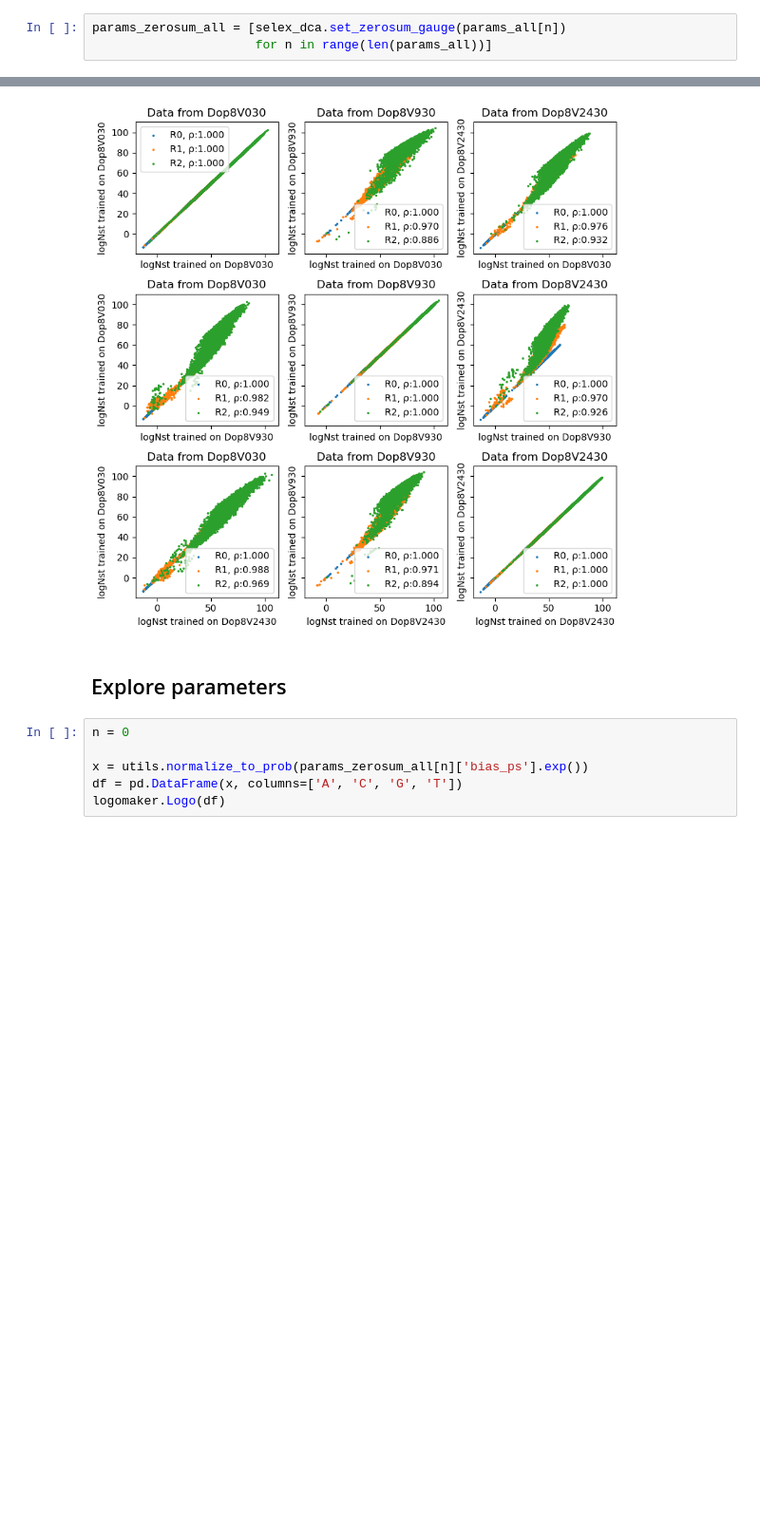
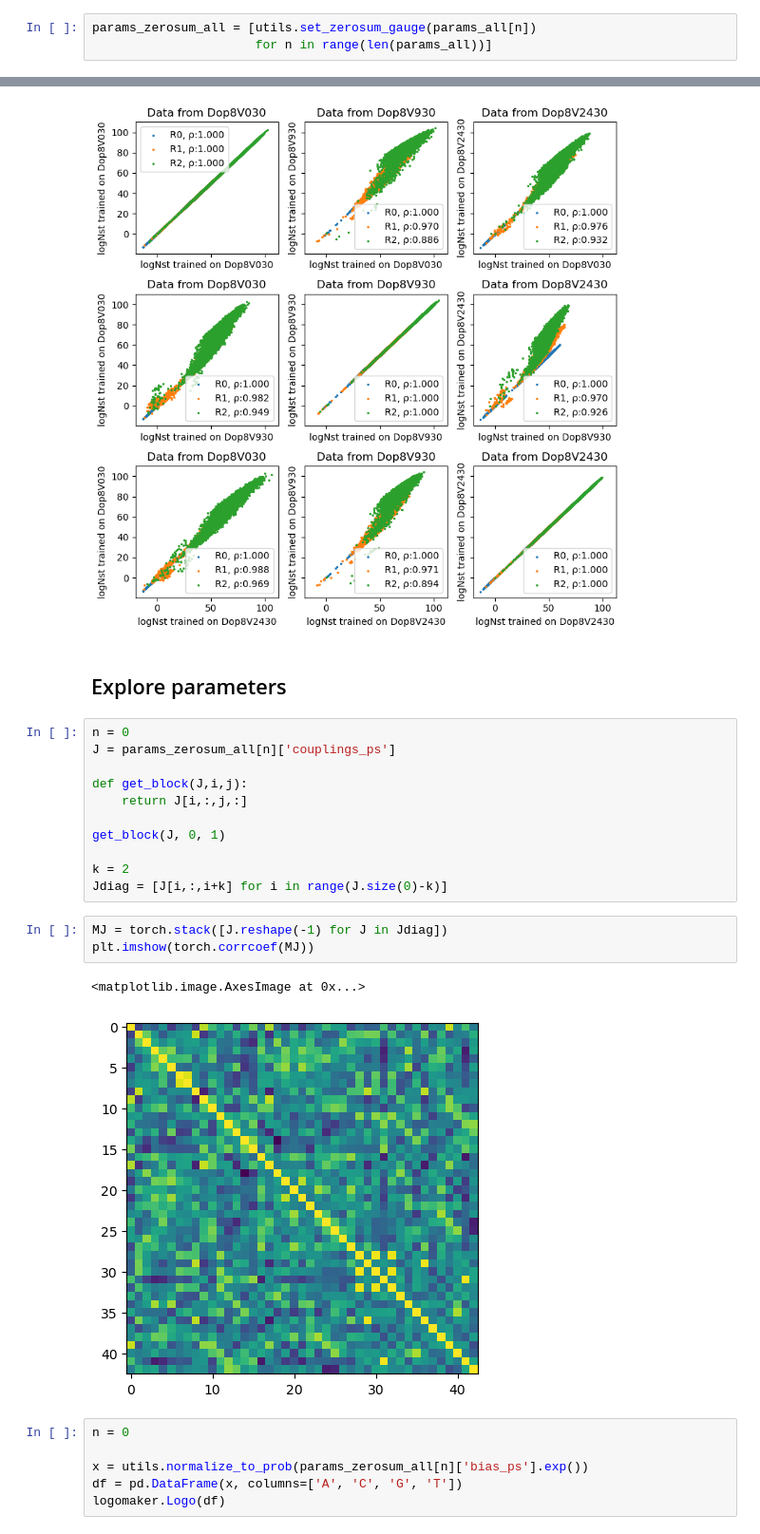
Before and after one commit to stecrotti/Aptamer2025py, a Jupyter notebook: experiments/all_datasets_light.ipynb, the cells around one changed output, grey strips where cells are left out. Shown at 95% size. Cells and saved outputs as stored; diff of their text form; blank space fills up the shorter version.

```diff
--- a/experiments/all_datasets_light.ipynb
+++ b/experiments/all_datasets_light.ipynb
@@ -47,7 +47,7 @@ round_ids = round_ids_all[0]
 ts = range(len(round_ids))
 ns = range(len(experiment_ids))
 # %%
-params_zerosum_all = [selex_dca.set_zerosum_gauge(params_all[n])
+params_zerosum_all = [utils.set_zerosum_gauge(params_all[n])
                       for n in range(len(params_all))]
 # %%
 pl, axes = plt.subplots(2, 3, figsize=(10,6), sharex=True)
@@ -157,6 +157,23 @@ plt.savefig('img/logNst_ownNs0.png')
 [figure]
 # %% [markdown]
 ## Explore parameters
+# %%
+n = 0
+J = params_zerosum_all[n]['couplings_ps']
+
+def get_block(J,i,j):
+    return J[i,:,j,:]
+
+get_block(J, 0, 1)
+
+k = 2
+Jdiag = [J[i,:,i+k] for i in range(J.size(0)-k)]
+# %%
+MJ = torch.stack([J.reshape(-1) for J in Jdiag])
+plt.imshow(torch.corrcoef(MJ))
+# %% [output]
+<matplotlib.image.AxesImage at 0x...>
+[figure, added]
 # %%
 n = 0
 
```
Also changed, not shown: parts of 1 cell of this notebook, 4 other files.
